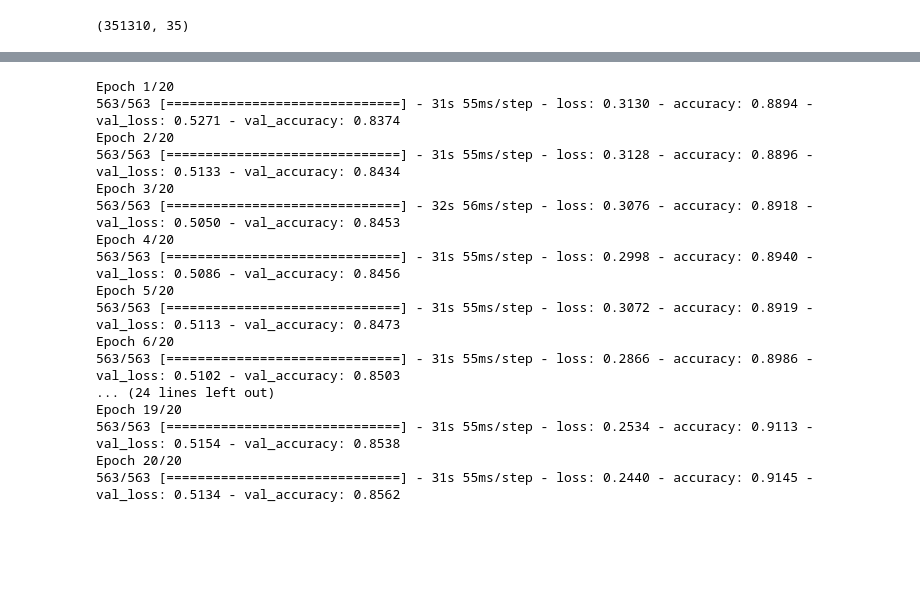
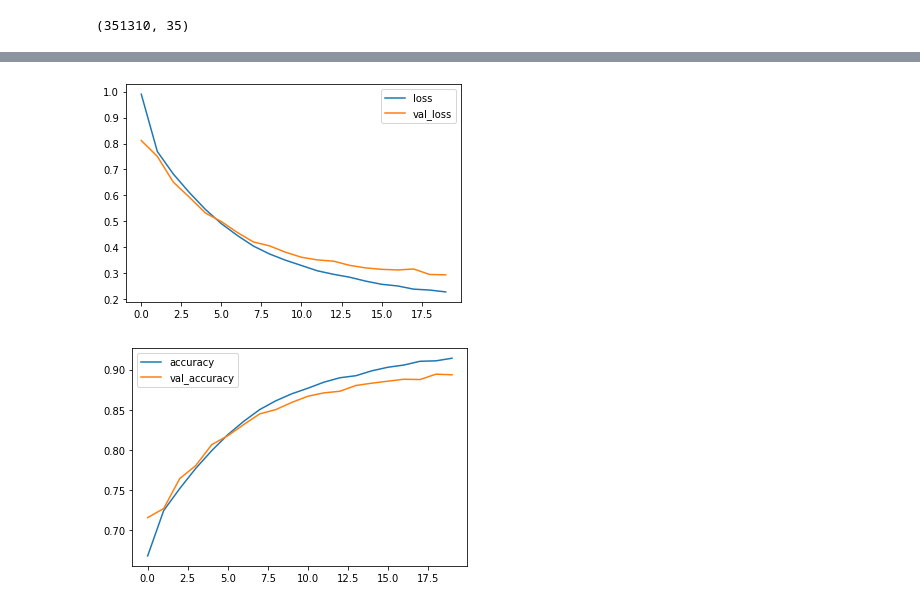
Before and after one commit to ashkanb77/Activity-Recognition, a Jupyter notebook: Activity_Recognition.ipynb, the cells around one changed output, grey strips where cells are left out. Drawn from its saved outputs; the diff is of its cells as text; code cells hidden in the pictures; blank space fills up the shorter version.

```diff
--- a/Activity_Recognition.ipynb
+++ b/Activity_Recognition.ipynb
@@ -203,7 +250,7 @@ _________________________________________________________________
 # %%
 model.compile('adam', 'categorical_crossentropy', metrics=['accuracy'])
 # %%
-mchp = ModelCheckpoint('drive/MyDrive/datasets/casas-dataset-extracted/csh117/model.h5', save_best_only=True)
+mchp = ModelCheckpoint('drive/MyDrive/casas-dataset-extracted/csh117/model.h5', save_best_only=True)
 # %%
 history = model.fit(X_train, y_train, epochs=20, batch_size=500, validation_data=(X_test, y_test), callbacks=[mchp])
 # %% [output]
@@ -227,2 +273,0 @@ Epoch 20/20
-# %%
-history = model.fit(X_train, y_train, epochs=20, batch_size=500, validation_data=(X_test, y_test), callbacks=[mchp])
@@ -247,20 +274,12 @@ Epoch 20/20
-# %%
-history = model.fit(X_train, y_train, epochs=20, batch_size=500, validation_data=(X_test, y_test), callbacks=[mchp])
-# %% [output]
-Epoch 1/20
-563/563 [==============================] - 31s 55ms/step - loss: 0.3130 - accuracy: 0.8894 - val_loss: 0.5271 - val_accuracy: 0.8374
-Epoch 2/20
-563/563 [==============================] - 31s 55ms/step - loss: 0.3128 - accuracy: 0.8896 - val_loss: 0.5133 - val_accuracy: 0.8434
-Epoch 3/20
-563/563 [==============================] - 32s 56ms/step - loss: 0.3076 - accuracy: 0.8918 - val_loss: 0.5050 - val_accuracy: 0.8453
-Epoch 4/20
-563/563 [==============================] - 31s 55ms/step - loss: 0.2998 - accuracy: 0.8940 - val_loss: 0.5086 - val_accuracy: 0.8456
-Epoch 5/20
-563/563 [==============================] - 31s 55ms/step - loss: 0.3072 - accuracy: 0.8919 - val_loss: 0.5113 - val_accuracy: 0.8473
-Epoch 6/20
-563/563 [==============================] - 31s 55ms/step - loss: 0.2866 - accuracy: 0.8986 - val_loss: 0.5102 - val_accuracy: 0.8503
-... (24 lines left out)
-Epoch 19/20
-563/563 [==============================] - 31s 55ms/step - loss: 0.2534 - accuracy: 0.9113 - val_loss: 0.5154 - val_accuracy: 0.8538
-Epoch 20/20
-563/563 [==============================] - 31s 55ms/step - loss: 0.2440 - accuracy: 0.9145 - val_loss: 0.5134 - val_accuracy: 0.8562
+# %%
+plt.plot(history.history['loss'], label='loss')
+plt.plot(history.history['val_loss'], label='val_loss')
+plt.legend(loc='best')
+plt.show()
+plt.plot(history.history['accuracy'], label='accuracy')
+plt.plot(history.history['val_accuracy'], label='val_accuracy')
+plt.legend(loc='best')
+plt.show()
+# %% [output]
+[figure, added]
+[figure, added]
```
Also changed, not shown: parts of 43 cells of this notebook.
